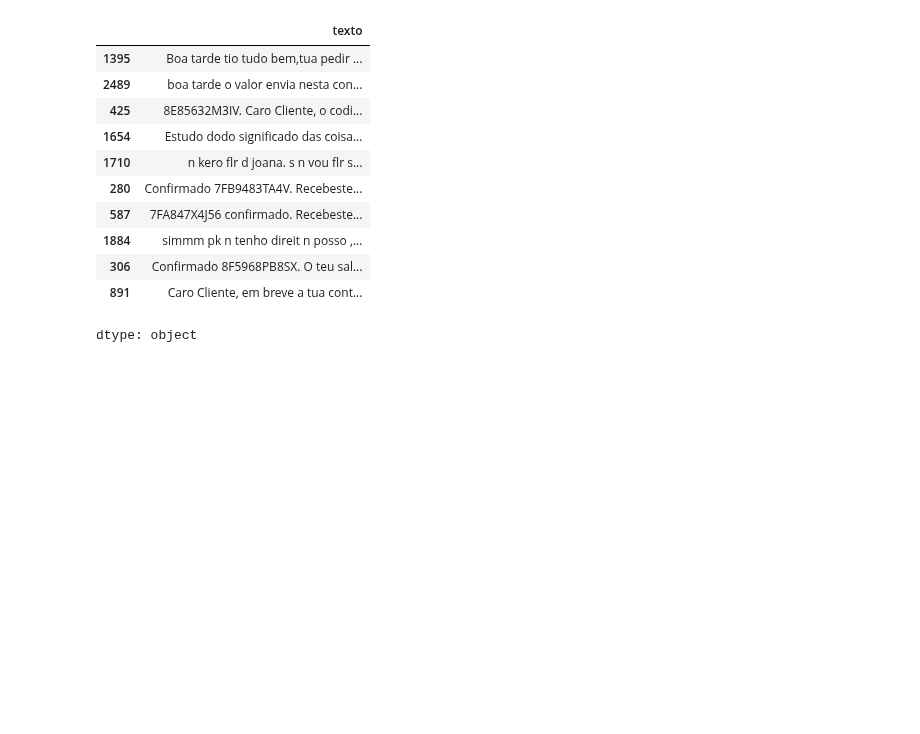
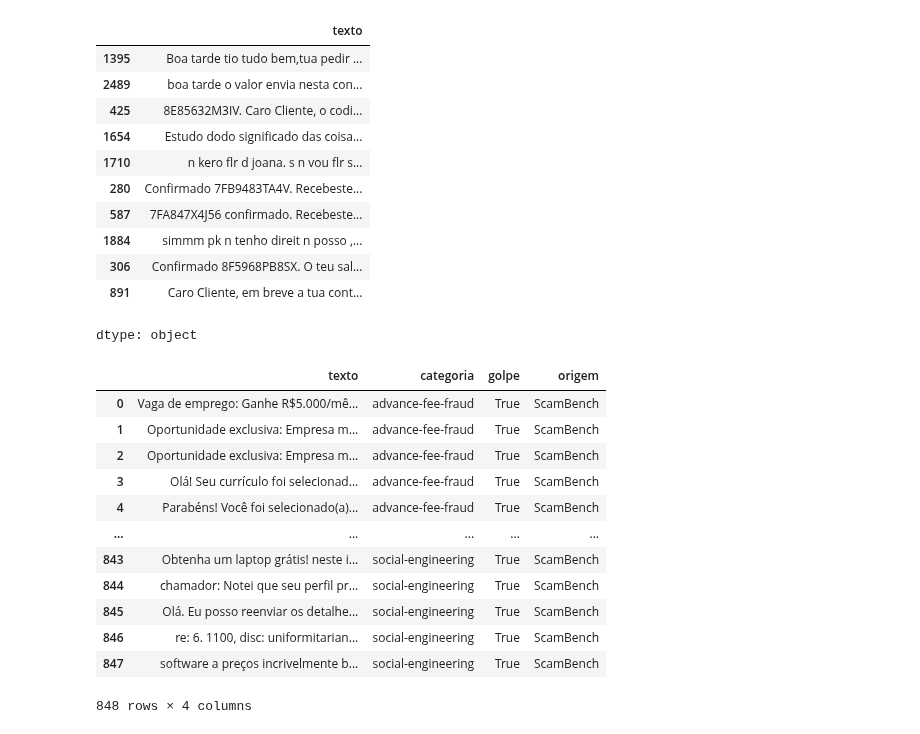
Before and after one commit to carlosmandele/desconfIA-project, a Jupyter notebook: golpeel.ipynb, the cells around one changed output. Saved outputs shown, nothing was run; the diff lists cells and outputs as text; code cells hidden in the pictures; blank space fills up the shorter version.

Commit message:
Update golpeel.ipynb
Adição de novo dataset

```diff
--- a/golpeel.ipynb
+++ b/golpeel.ipynb
@@ -243,3 +243,22 @@ df['texto'].sample(10, random_state=1)
 dtype: object
 # %%
 df.to_csv('dataset_limpo.csv', index=False)
+# %%
+#adicao de novo dataset
+df2 = pd.read_csv("/content/scambench_golpes_portugues.csv")
+# %%
+df2
+# %% [output]
+|  | texto | categoria | golpe | origem |
+| 0 | Vaga de emprego: Ganhe R$5.000/mê... | advance-fee-fraud | True | ScamBench |
+| 1 | Oportunidade exclusiva: Empresa m... | advance-fee-fraud | True | ScamBench |
+| 2 | Oportunidade exclusiva: Empresa m... | advance-fee-fraud | True | ScamBench |
+| 3 | Olá! Seu currículo foi selecionad... | advance-fee-fraud | True | ScamBench |
+| 4 | Parabéns! Você foi selecionado(a)... | advance-fee-fraud | True | ScamBench |
+| ... | ... | ... | ... | ... |
+| 843 | Obtenha um laptop grátis! neste i... | social-engineering | True | ScamBench |
+| 844 | chamador: Notei que seu perfil pr... | social-engineering | True | ScamBench |
+| 845 | Olá. Eu posso reenviar os detalhe... | social-engineering | True | ScamBench |
+| 846 | re: 6. 1100, disc: uniformitarian... | social-engineering | True | ScamBench |
+| 847 | software a preços incrivelmente b... | social-engineering | True | ScamBench |
+848 rows × 4 columns
```
Also changed, not shown: parts of 32 cells of this notebook.
